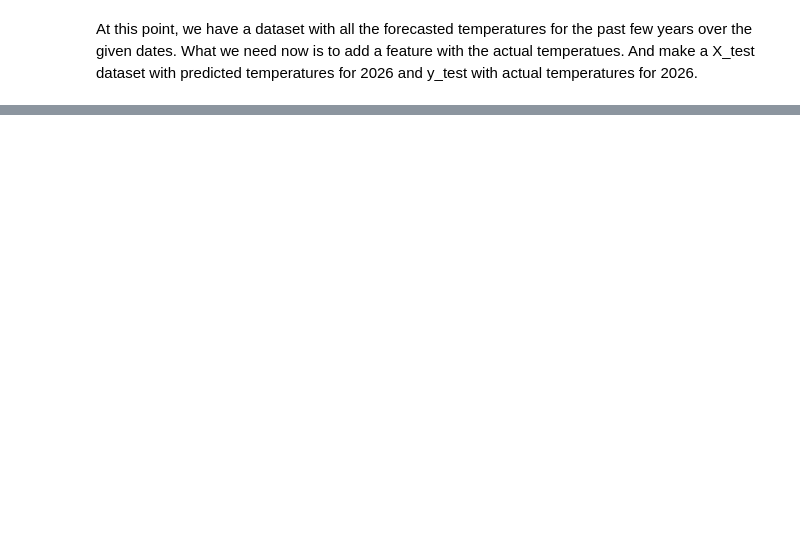
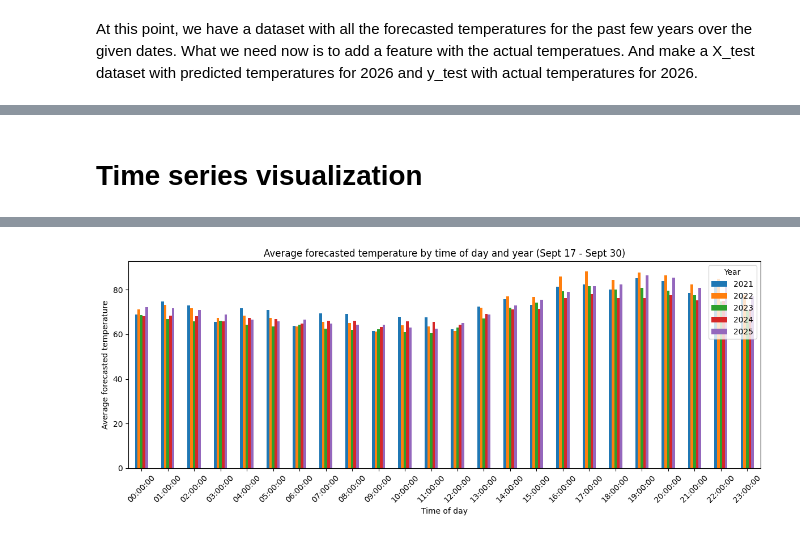
Before and after one commit to jothigup/weather-prediction-RDU, a Jupyter notebook: notebooks/jothi_exploration.ipynb, the cells around one changed output, grey strips where cells are left out. Drawn from its saved outputs; the diff is of its cells as text; code cells hidden in the pictures; blank space fills up the shorter version.

```diff
--- a/notebooks/jothi_exploration.ipynb
+++ b/notebooks/jothi_exploration.ipynb
@@ -79,0 +92,22 @@ preds_2026.head()
+# %% [markdown]
+# Time series visualization
+# %%
+# Group temperature by day and measure average temperature each day
+avg_temp = X_train.groupby(["pred_year", "pred_time"], as_index=False)["forecasted_temp"].mean()
+
+print(avg_temp.dtypes)
+print(avg_temp.head())
+
+# Reshape so each year becomes its own column
+pivot = avg_temp.pivot(index="pred_time", columns="pred_year", values="forecasted_temp")
+
+# Grouped bar chart: one bar per year at each time of day
+pivot.plot(kind="bar", figsize=(12, 5))
+plt.title("Average forecasted temperature by time of day and year (Sept 17 - Sept 30)")
+plt.xlabel("Time of day")
+plt.ylabel("Average forecasted temperature")
+plt.xticks(rotation=45)
+plt.legend(title="Year")
+plt.tight_layout()
+plt.show()
+# %% [output]
@@ -79,0 +124 @@ preds_2026.head()
+[figure, added]
```
Also changed, not shown: parts of 5 cells of this notebook.
